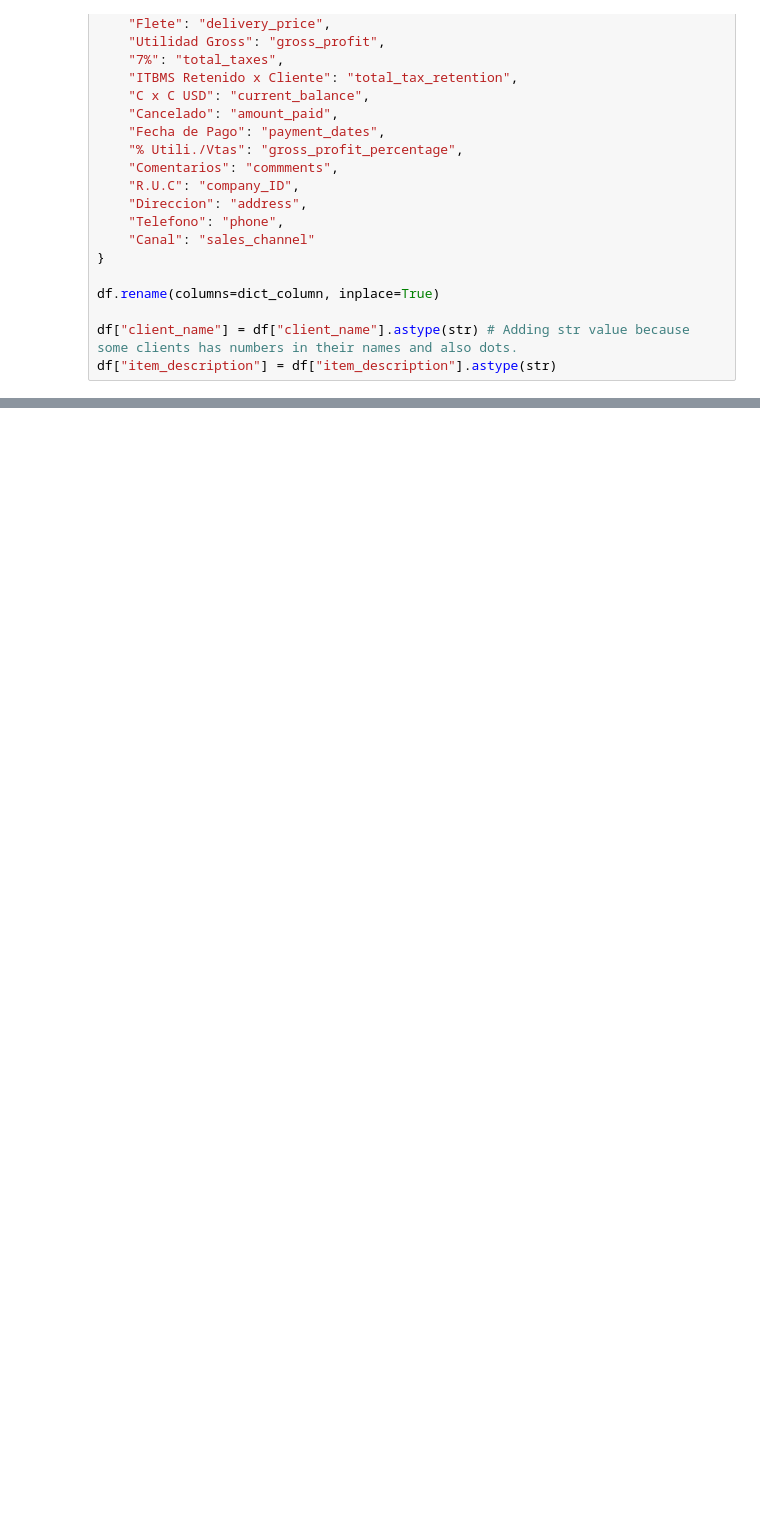
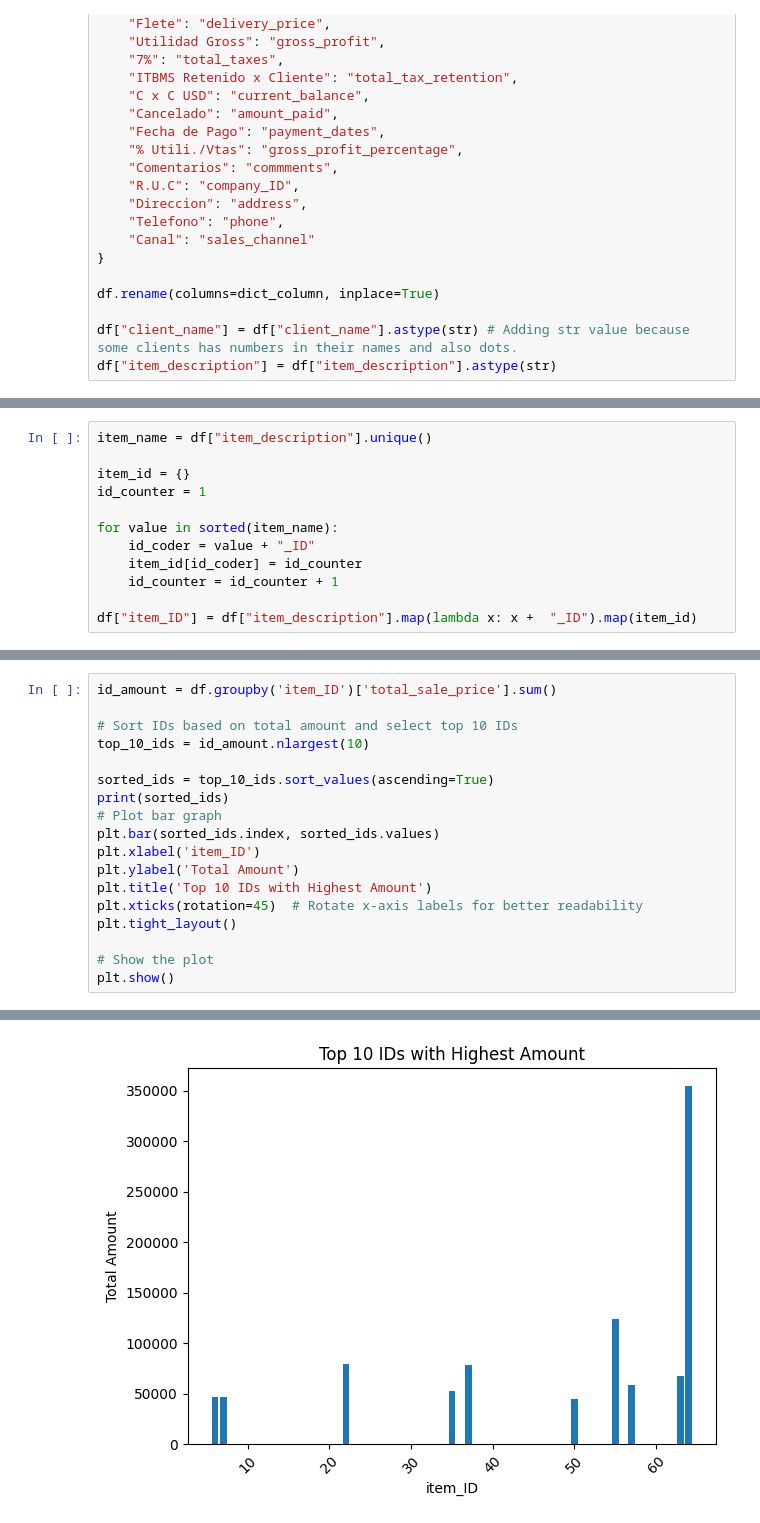
Before and after one commit to marinandres/InventoryOptimizationRNN, a Jupyter notebook: Untitled.ipynb, the cells around one changed output, grey strips where cells are left out. Cells and saved outputs as stored; diff of their text form; blank space fills up the shorter version.

Commit message:
Starting on working on best graph to understand values for the time series analyzis. Data Cleaning process is almost done

```diff
--- a/Untitled.ipynb
+++ b/Untitled.ipynb
@@ -93,0 +524,12 @@ nan
+# %%
+item_name = df["item_description"].unique()
+
+item_id = {}
+id_counter = 1
+
+for value in sorted(item_name):
+    id_coder = value + "_ID"
+    item_id[id_coder] = id_counter
+    id_counter = id_counter + 1
+
+df["item_ID"] = df["item_description"].map(lambda x: x +  "_ID").map(item_id)
@@ -93,0 +567,19 @@ nan
+# %%
+id_amount = df.groupby('item_ID')['total_sale_price'].sum()
+
+# Sort IDs based on total amount and select top 10 IDs
+top_10_ids = id_amount.nlargest(10)
+
+sorted_ids = top_10_ids.sort_values(ascending=True)
+print(sorted_ids)
+# Plot bar graph
+plt.bar(sorted_ids.index, sorted_ids.values)
+plt.xlabel('item_ID')
+plt.ylabel('Total Amount')
+plt.title('Top 10 IDs with Highest Amount')
+plt.xticks(rotation=45)  # Rotate x-axis labels for better readability
+plt.tight_layout()
+
+# Show the plot
+plt.show()
+# %% [output]
@@ -93,0 +598 @@ nan
+[figure, added]
```
Also changed, not shown: parts of 7 cells of this notebook.
